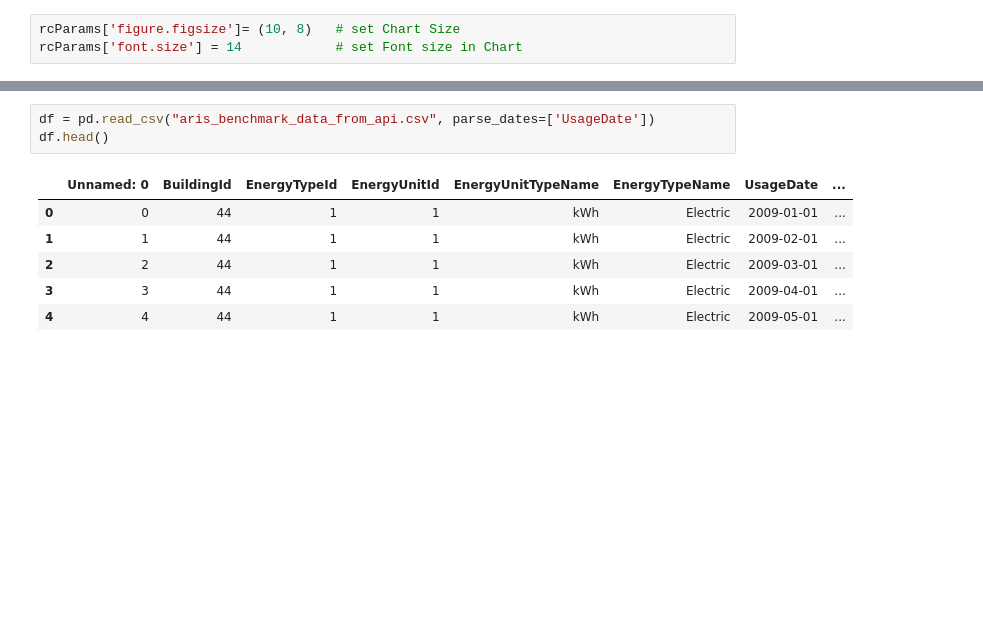
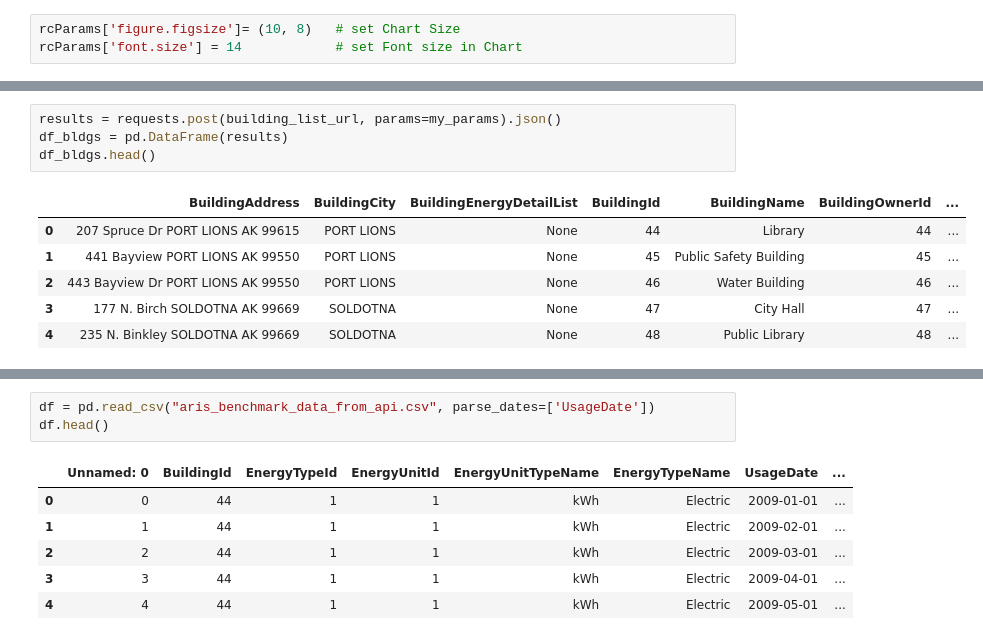
Before and after one commit to alanmitchell/fnsb-benchmark, a Jupyter notebook: testing/ARIS_data_processing_alan.ipynb, the cells around one changed output, grey strips where cells are left out. Cells and saved outputs as stored; diff of their text form; blank space fills up the shorter version.

```diff
--- a/testing/ARIS_data_processing_alan.ipynb
+++ b/testing/ARIS_data_processing_alan.ipynb
@@ -43,0 +61,11 @@ rcParams['font.size'] = 14            # set Font size in Chart
+# %%
+results = requests.post(building_list_url, params=my_params).json()
+df_bldgs = pd.DataFrame(results)
+df_bldgs.head()
+# %% [output]
+|  | BuildingAddress | BuildingCity | BuildingEnergyDetailList | BuildingId | BuildingName | BuildingOwnerId | ... |
+| 0 | 207 Spruce Dr PORT LIONS AK 99615 | PORT LIONS | None | 44 | Library | 44 | ... |
+| 1 | 441 Bayview PORT LIONS AK 99550 | PORT LIONS | None | 45 | Public Safety Building | 45 | ... |
+| 2 | 443 Bayview Dr PORT LIONS AK 99550 | PORT LIONS | None | 46 | Water Building | 46 | ... |
+| 3 | 177 N. Birch SOLDOTNA AK 99669 | SOLDOTNA | None | 47 | City Hall | 47 | ... |
+| 4 | 235 N. Binkley SOLDOTNA AK 99669 | SOLDOTNA | None | 48 | Public Library | 48 | ... |
```
Also changed, not shown: parts of 6 cells of this notebook, 6 other files.
